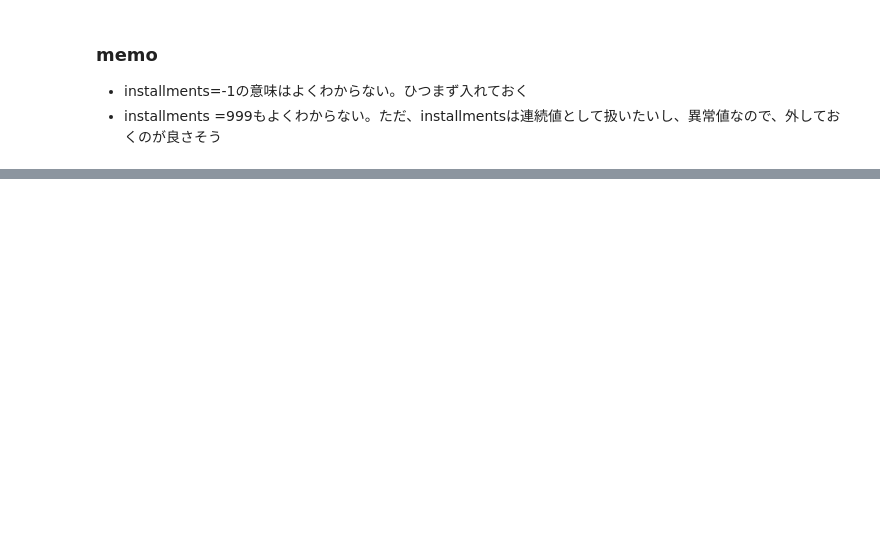
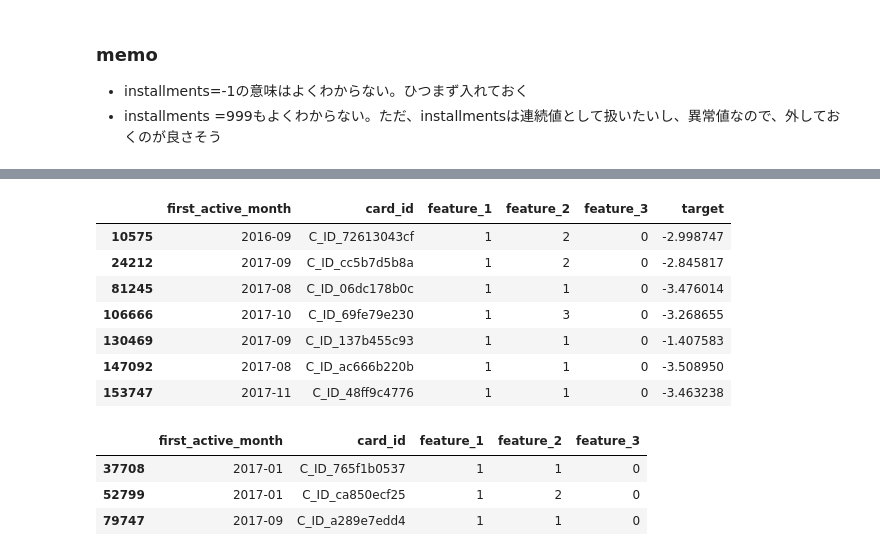
Before and after one commit to hojokenta/kaggle-elo, a Jupyter notebook: work/Data confirmation.ipynb, the cells around one changed output, grey strips where cells are left out. Saved outputs shown, nothing was run; the diff lists cells and outputs as text; code cells hidden in the pictures; blank space fills up the shorter version.

```diff
--- a/work/Data confirmation.ipynb
+++ b/work/Data confirmation.ipynb
@@ -198,0 +191,20 @@ raw_new_merchant_transactions.sort_values('purchase_amount', ascending = False).
+# %%
+# purchase_amountが異常に大きい値を取っているレコードに関して、targetの値を確認してみる
+raw_train[raw_train['card_id'].isin(purchase_amount_top5['card_id'])]
+# %% [output]
+|  | first_active_month | card_id | feature_1 | feature_2 | feature_3 | target |
+| 10575 | 2016-09 | C_ID_72613043cf | 1 | 2 | 0 | -2.998747 |
+| 24212 | 2017-09 | C_ID_cc5b7d5b8a | 1 | 2 | 0 | -2.845817 |
+| 81245 | 2017-08 | C_ID_06dc178b0c | 1 | 1 | 0 | -3.476014 |
+| 106666 | 2017-10 | C_ID_69fe79e230 | 1 | 3 | 0 | -3.268655 |
+| 130469 | 2017-09 | C_ID_137b455c93 | 1 | 1 | 0 | -1.407583 |
+| 147092 | 2017-08 | C_ID_ac666b220b | 1 | 1 | 0 | -3.508950 |
+| 153747 | 2017-11 | C_ID_48ff9c4776 | 1 | 1 | 0 | -3.463238 |
+# %%
+# testにも存在しているか確認
+raw_test[raw_test['card_id'].isin(purchase_amount_top5['card_id'])]
+# %% [output]
+|  | first_active_month | card_id | feature_1 | feature_2 | feature_3 |
+| 37708 | 2017-01 | C_ID_765f1b0537 | 1 | 1 | 0 |
+| 52799 | 2017-01 | C_ID_ca850ecf25 | 1 | 2 | 0 |
+| 79747 | 2017-09 | C_ID_a289e7edd4 | 1 | 1 | 0 |
```
Also changed, not shown: parts of 17 cells of this notebook, 2 other files.
